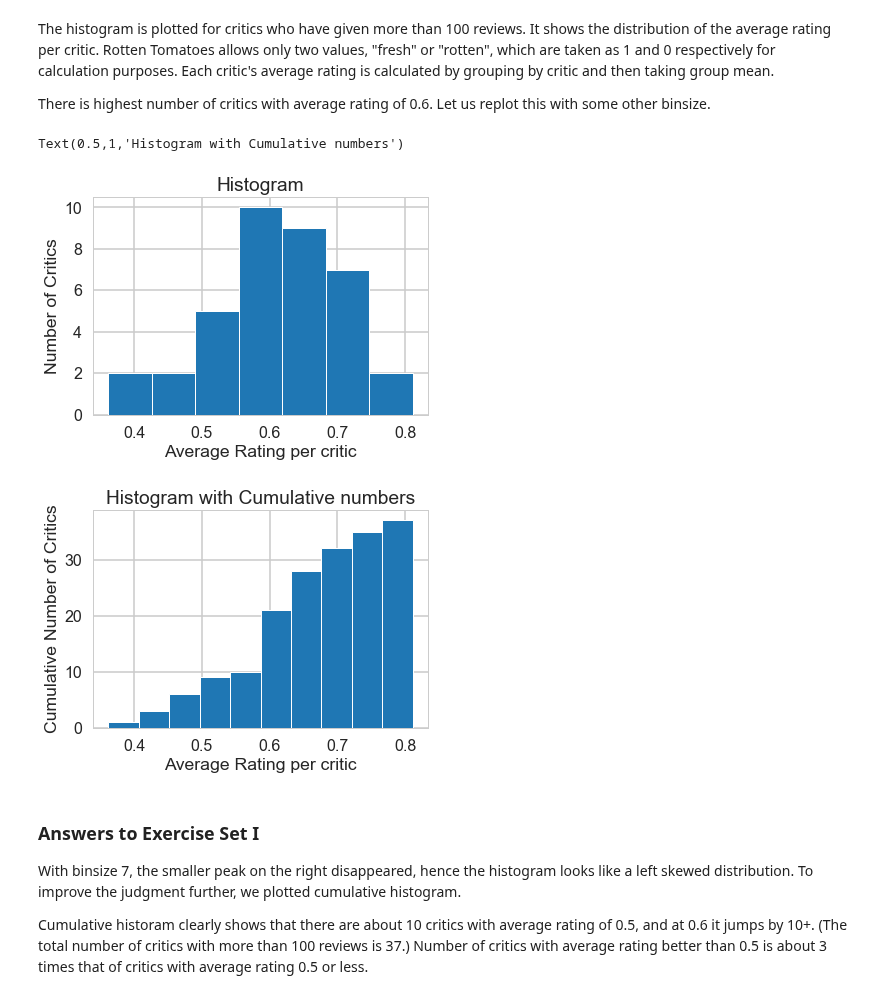
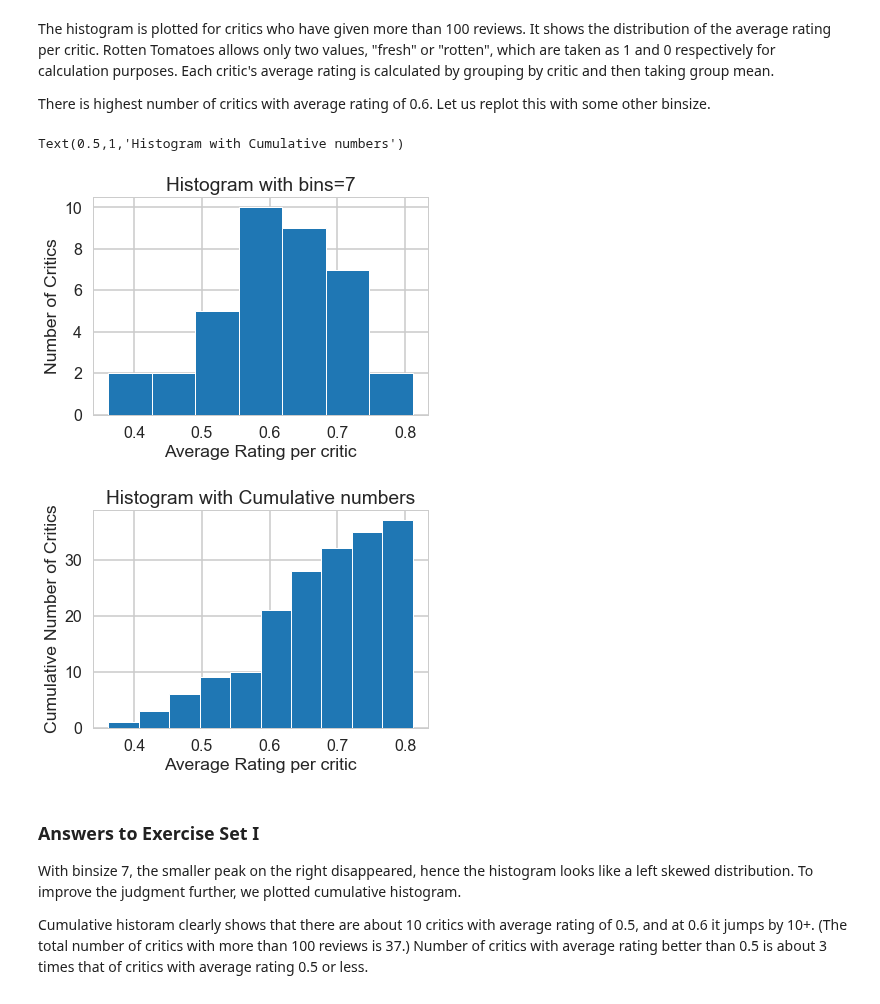
Before and after one commit to aparnack/data_science, a Jupyter notebook: exercises/naive_bayes/Mini_Project_Naive_Bayes.ipynb, the cells around one changed output. Drawn from its saved outputs; the diff is of its cells as text; code cells hidden in the pictures.

```diff
--- a/exercises/naive_bayes/Mini_Project_Naive_Bayes.ipynb
+++ b/exercises/naive_bayes/Mini_Project_Naive_Bayes.ipynb
@@ -87,16 +88,16 @@ There is highest number of critics with average rating of 0.6. Let us replot thi
 # %%
 means[counts > 100].hist(bins=7, edgecolor='w', lw=1)
 plt.xlabel("Average Rating per critic")
 plt.ylabel("Number of Critics")
-plt.title('Histogram')
+plt.title('Histogram with bins=7')
 plt.figure()
 means[counts > 100].hist(bins=10, edgecolor='w', lw=1,cumulative=True)
 plt.xlabel("Average Rating per critic")
 plt.ylabel("Cumulative Number of Critics")
 plt.title('Histogram with Cumulative numbers')
 # %% [output]
 Text(0.5,1,'Histogram with Cumulative numbers')
-[figure, old version]
+[figure, new version]
 [figure]
 # %% [markdown]
 ### Answers to Exercise Set I
```
Also changed, not shown: parts of 43 cells of this notebook.
